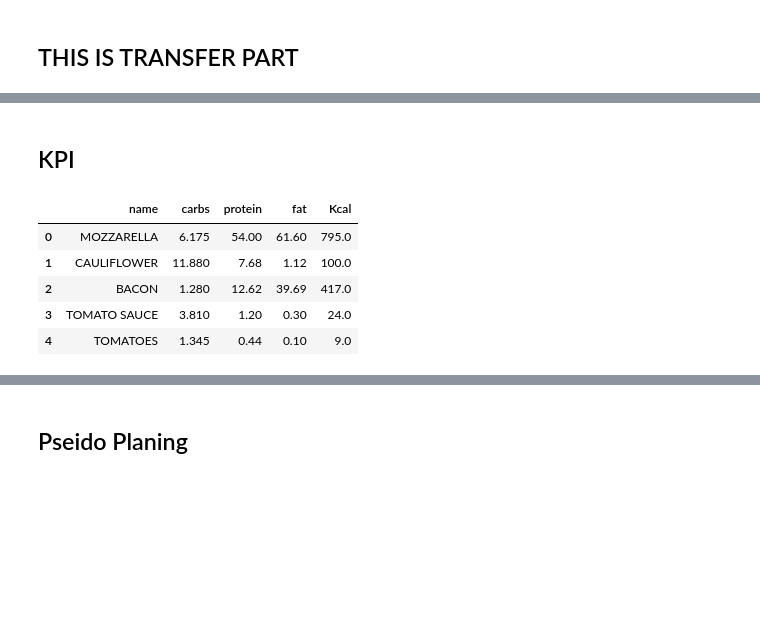
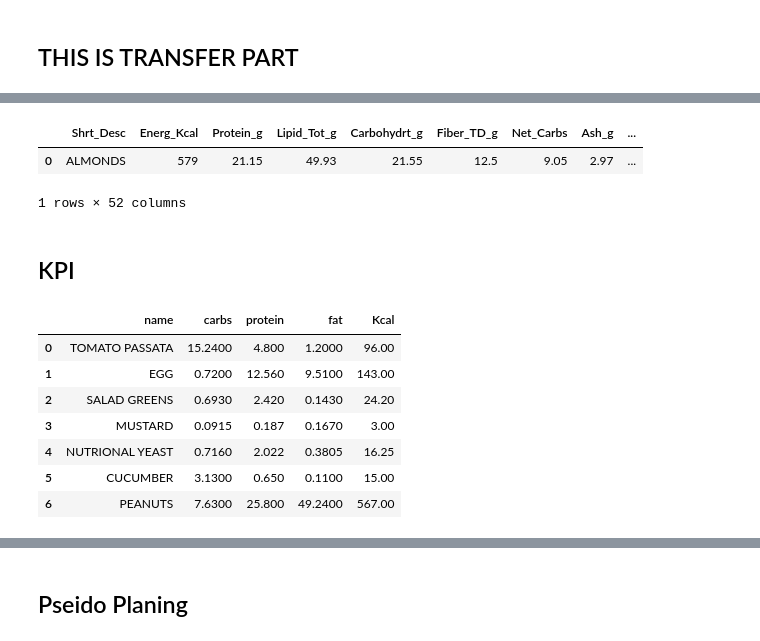
Before and after one commit to Amarilda/KPI, a Jupyter notebook: green foods.ipynb, the cells around one changed output, grey strips where cells are left out. Saved outputs shown, nothing was run; the diff lists cells and outputs as text; code cells hidden in the pictures; blank space fills up the shorter version.

```diff
--- a/green foods.ipynb
+++ b/green foods.ipynb
@@ -89,0 +89,23 @@ a.to_sql("foods", conn, if_exists='append', index = False)
+# %%
+a = df[df.NDB_No.isin([12061]) == True].reset_index(drop = True)
+a
+
+a = a[['Shrt_Desc', 'Energ_Kcal', 'Protein_g', 'Lipid_Tot_g', 'Carbohydrt_g',
+       'Fiber_TD_g', 'Net_Carbs', 'Ash_g', 'Sugar_Tot_g', 'Water_g',
+       'Calcium_mg', 'Iron_mg', 'Magnesium_mg', 'Phosphorus_mg',
+       'Potassium_mg', 'Sodium_mg', 'Zinc_mg', 'Copper_mg', 'Manganese_mg',
+       'Selenium_mmg', 'Vit_C_mg', 'Thiamin_mg', 'Riboflavin_mg', 'Niacin_mg',
+       'Panto_Acid_mg', 'Vit_B6_mg', 'Folate_Tot_mmg', 'Folic_Acid_mmg',
+       'Food_Folate_mmg', 'Folate_DFE_mmg', 'Choline_Tot_mg', 'Vit_B12_mmg',
+       'Vit_A_IU', 'Vit_A_RAE', 'Retinol_mmg', 'Alpha_Carot_mmg',
+       'Beta_Carot_mmg', 'Beta_Crypt_mmg', 'Lycopene_mmg', 'LutZea_mmg',
+       'Vit_E_mg', 'Vit_D_mmg', 'Vit_D_IU', 'Vit_K_mmg', 'FA_Sat_g',
+       'FA_Mono_g', 'FA_Poly_g', 'Cholestrl_mg', 'GmWt_1', 'GmWt_Desc1',
+       'GmWt_2', 'GmWt_Desc2']]
+
+a.Shrt_Desc = "ALMONDS"
+a
+# %% [output]
+|  | Shrt_Desc | Energ_Kcal | Protein_g | Lipid_Tot_g | Carbohydrt_g | Fiber_TD_g | Net_Carbs | Ash_g | ... |
+| 0 | ALMONDS | 579 | 21.15 | 49.93 | 21.55 | 12.5 | 9.05 | 2.97 | ... |
+1 rows × 52 columns
@@ -92,26 +116,28 @@ a.to_sql("foods", conn, if_exists='append', index = False)
 # %%
 conn = sqlite3.connect('food.db')
 query = '''SELECT
 name
 ,Net_Carbs *quantity as carbs
 ,Protein_g *quantity as protein
 ,Lipid_Tot_g*quantity as fat
 ,energ_Kcal*quantity as Kcal
 FROM daily
 left join foods on daily.name = foods.Shrt_Desc
-WHERE date = "2021-02-15 00:00:00"
+WHERE date = "2021-02-19 00:00:00"
 ;
 '''
 
 foo = pd.read_sql_query(query,conn)
 foo
 # %% [output]
 |  | name | carbs | protein | fat | Kcal |
-| 0 | MOZZARELLA | 6.175 | 54.00 | 61.60 | 795.0 |
-| 1 | CAULIFLOWER | 11.880 | 7.68 | 1.12 | 100.0 |
-| 2 | BACON | 1.280 | 12.62 | 39.69 | 417.0 |
-| 3 | TOMATO SAUCE | 3.810 | 1.20 | 0.30 | 24.0 |
-| 4 | TOMATOES | 1.345 | 0.44 | 0.10 | 9.0 |
+| 0 | TOMATO PASSATA | 15.2400 | 4.800 | 1.2000 | 96.00 |
+| 1 | EGG | 0.7200 | 12.560 | 9.5100 | 143.00 |
+| 2 | SALAD GREENS | 0.6930 | 2.420 | 0.1430 | 24.20 |
+| 3 | MUSTARD | 0.0915 | 0.187 | 0.1670 | 3.00 |
+| 4 | NUTRIONAL YEAST | 0.7160 | 2.022 | 0.3805 | 16.25 |
+| 5 | CUCUMBER | 3.1300 | 0.650 | 0.1100 | 15.00 |
+| 6 | PEANUTS | 7.6300 | 25.800 | 49.2400 | 567.00 |
 # %%
 pd.pivot_table(foo,index=["name"]).sum(axis=0)
 # %% [output]
```
Also changed, not shown: parts of 21 cells of this notebook.
